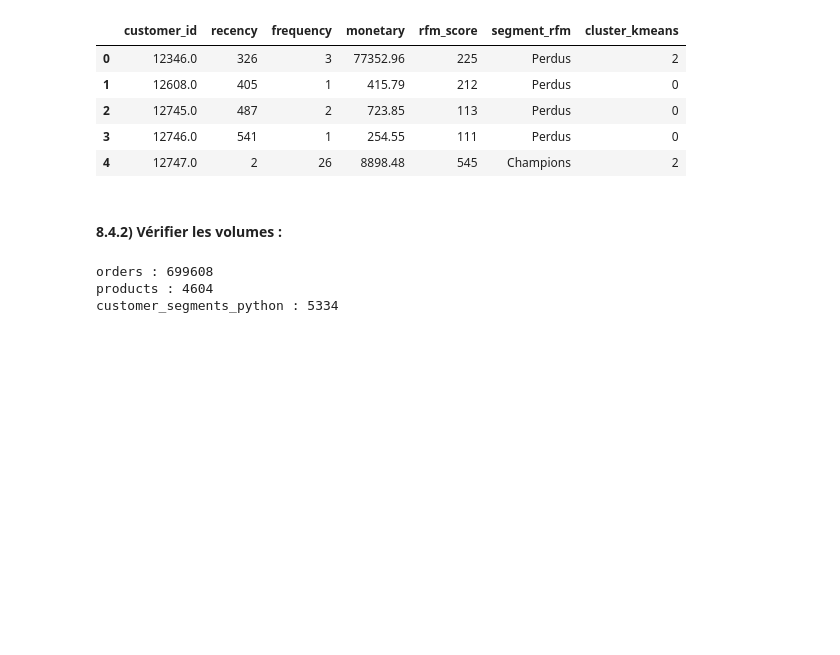
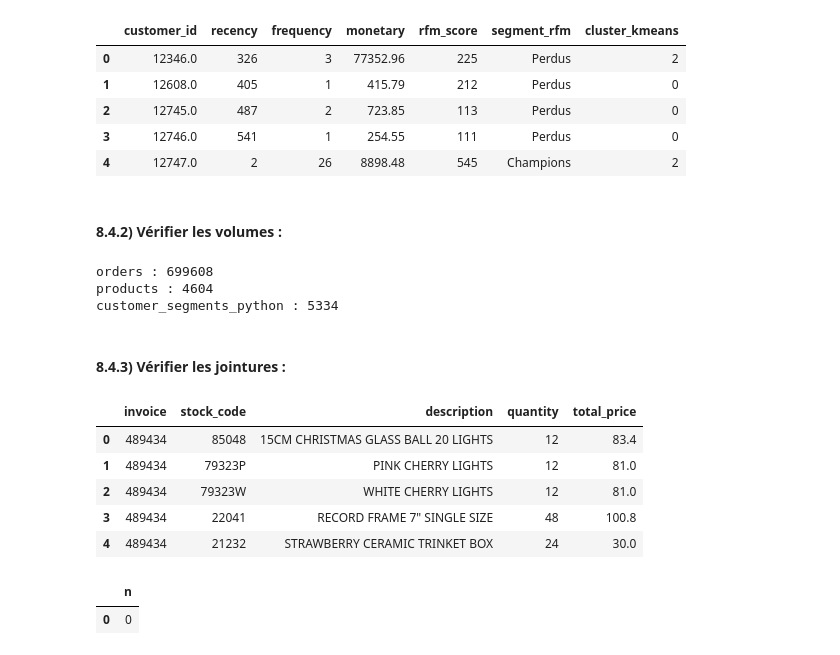
Before and after one commit to Nithilan16/Online_retail-rfm-segmentation, a Jupyter notebook: notebooks/online_retail.ipynb, the cells around one changed output. Cells and saved outputs as stored; diff of their text form; code cells hidden in the pictures; blank space fills up the shorter version.

Commit message:
Vérification : Vérifier les jointures

```diff
--- a/notebooks/online_retail.ipynb
+++ b/notebooks/online_retail.ipynb
@@ -1241,3 +1241,29 @@ print("customer_segments_python :", pd.read_sql('SELECT COUNT(*) as n FROM custo
 orders : 699608
 products : 4604
 customer_segments_python : 5334
+# %% [markdown]
+#### 8.4.3) Vérifier les jointures :
+# %%
+pd.read_sql("""
+    SELECT o.invoice, o.stock_code, p.description, o.quantity, o.total_price
+    FROM orders o
+    JOIN products p ON o.stock_code = p.stock_code
+    LIMIT 5
+""", engine)
+# %% [output]
+|  | invoice | stock_code | description | quantity | total_price |
+| 0 | 489434 | 85048 | 15CM CHRISTMAS GLASS BALL 20 LIGHTS | 12 | 83.4 |
+| 1 | 489434 | 79323P | PINK CHERRY LIGHTS | 12 | 81.0 |
+| 2 | 489434 | 79323W | WHITE CHERRY LIGHTS | 12 | 81.0 |
+| 3 | 489434 | 22041 | RECORD FRAME 7" SINGLE SIZE | 48 | 100.8 |
+| 4 | 489434 | 21232 | STRAWBERRY CERAMIC TRINKET BOX | 24 | 30.0 |
+# %%
+pd.read_sql("""
+    SELECT COUNT(*) as n
+    FROM orders o
+    LEFT JOIN products p ON o.stock_code = p.stock_code
+    WHERE p.stock_code IS NULL
+""", engine)
+# %% [output]
+|  | n |
+| 0 | 0 |
```
